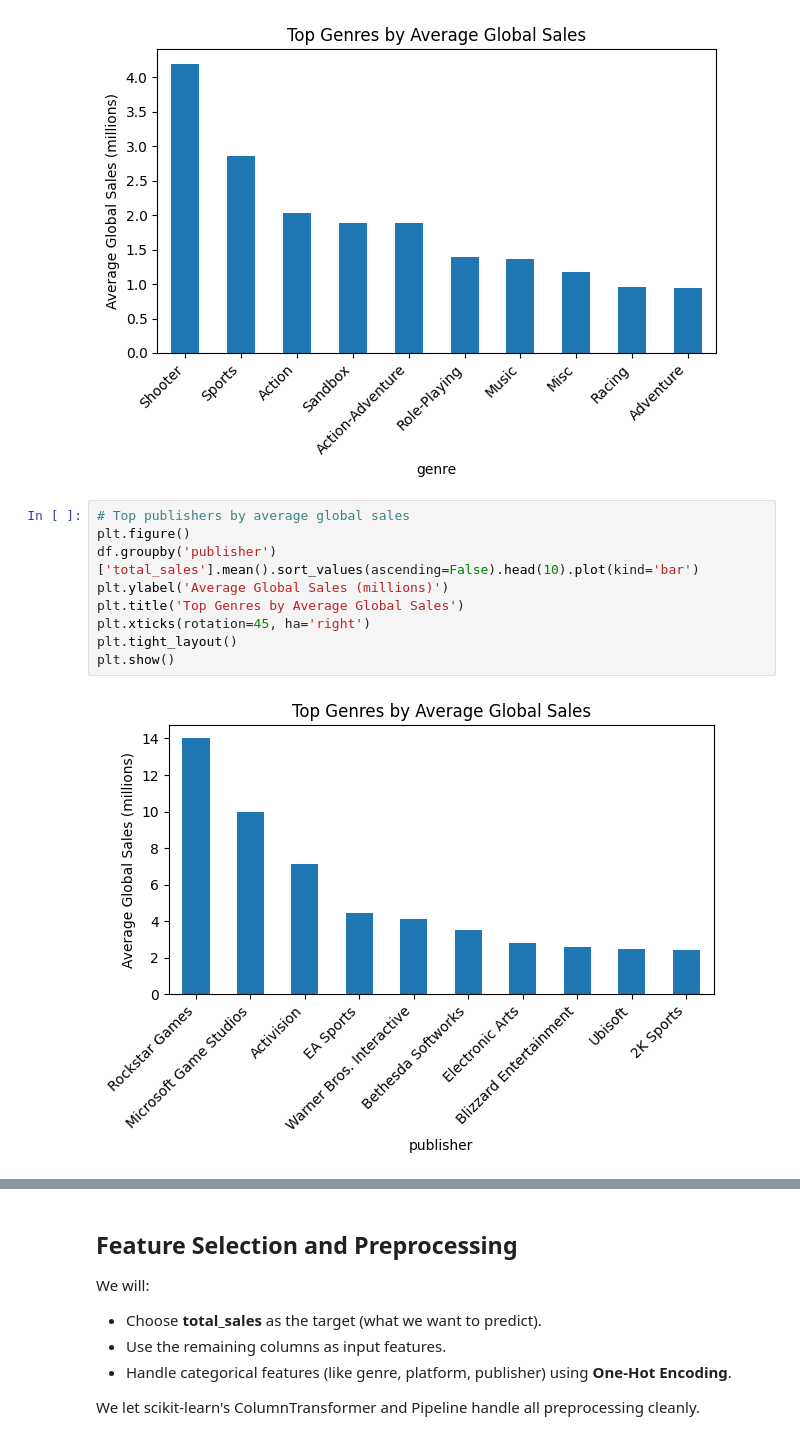
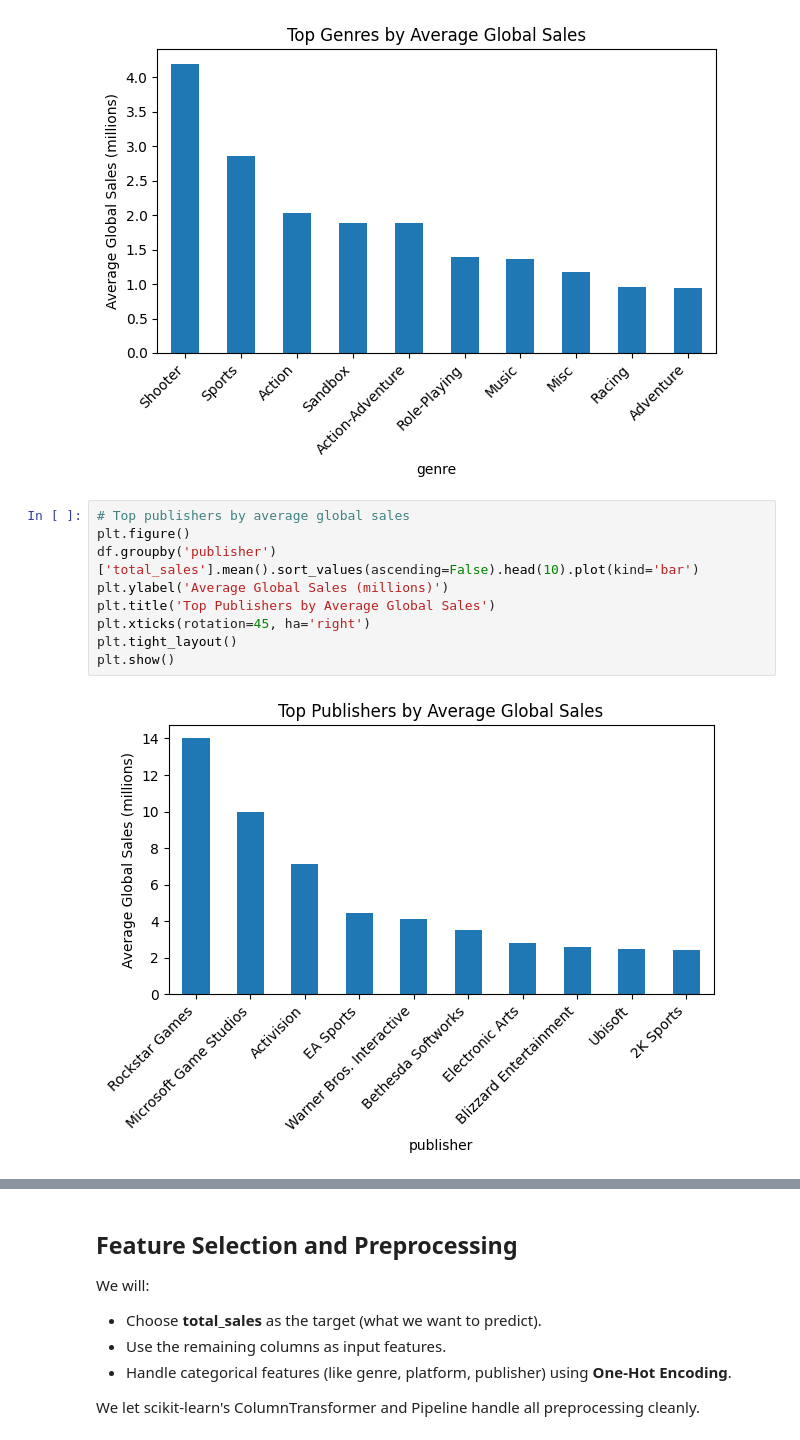
Before and after one commit to Zeshriel/Video-Game-Sales-Random-Forest, a Jupyter notebook: Final_Report_Video_Game_Sales_Random_Forest.ipynb, the cells around one changed output, grey strips where cells are left out. Cells and saved outputs as stored; diff of their text form.

Commit message:
Updates Plots

```diff
--- a/Final_Report_Video_Game_Sales_Random_Forest.ipynb
+++ b/Final_Report_Video_Game_Sales_Random_Forest.ipynb
@@ -149,14 +149,14 @@ plt.show()
 # %%
 # Top publishers by average global sales
 plt.figure()
 df.groupby('publisher')['total_sales'].mean().sort_values(ascending=False).head(10).plot(kind='bar')
 plt.ylabel('Average Global Sales (millions)')
-plt.title('Top Genres by Average Global Sales')
+plt.title('Top Publishers by Average Global Sales')
 plt.xticks(rotation=45, ha='right')
 plt.tight_layout()
 plt.show()
 # %% [output]
-[figure, old version]
+[figure, new version]
 # %%
 # Top developers by average global sales
 plt.figure()
```
Also changed, not shown: parts of 3 cells of this notebook.
